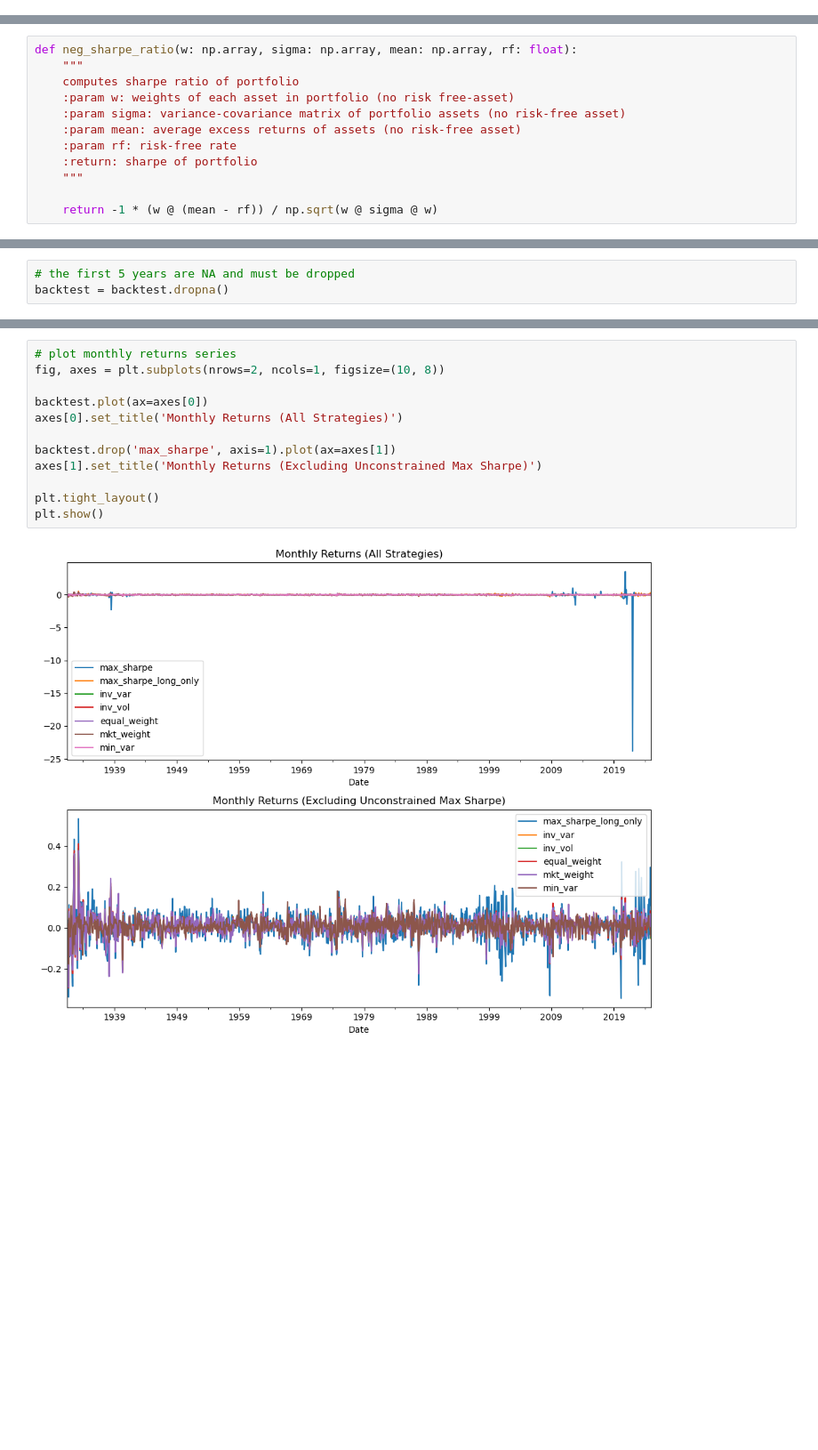
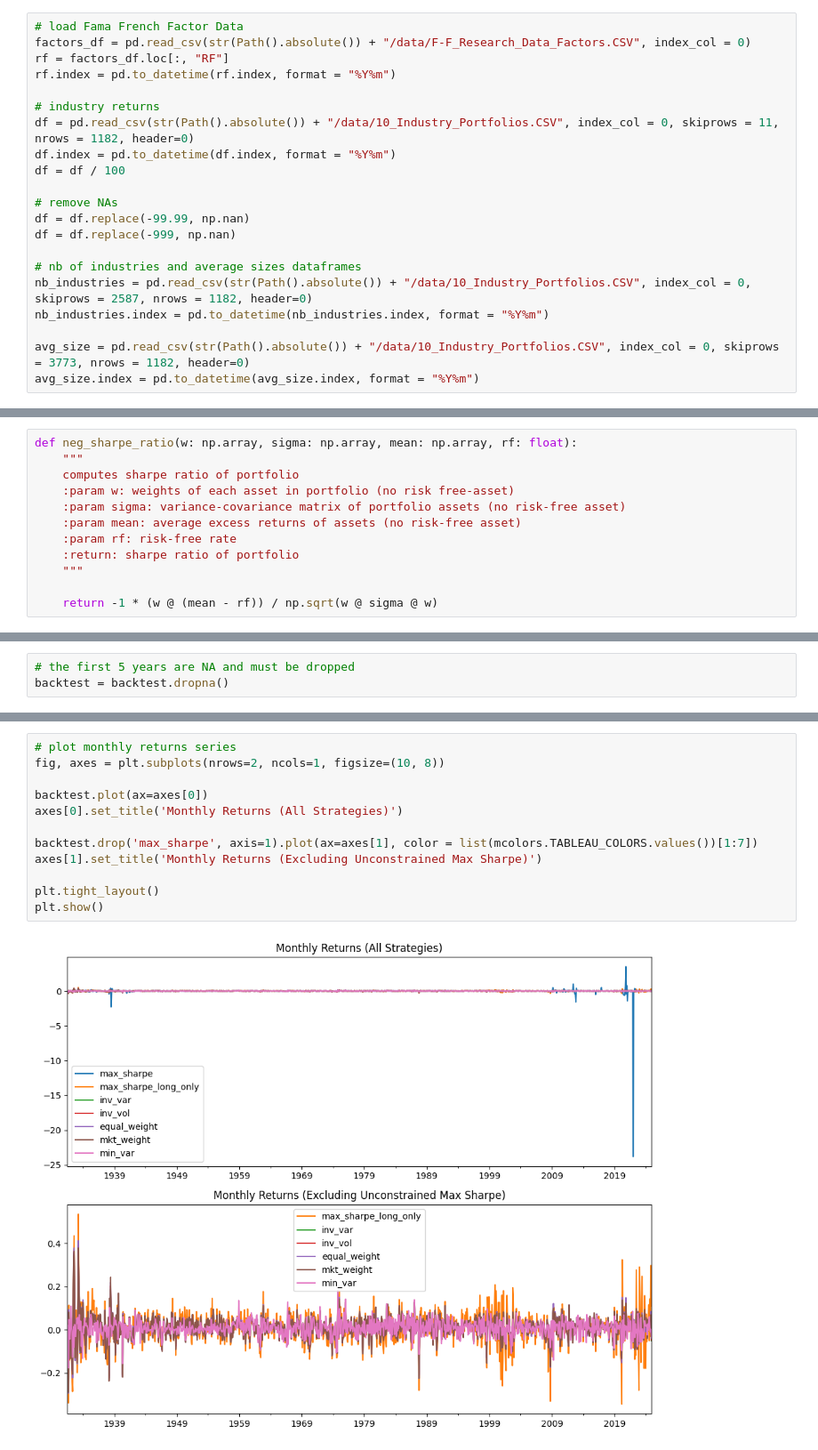
Before and after one commit to alessbressan/FINA60602A, a Jupyter notebook: project_2/Part_A.ipynb, the cells around one changed output, grey strips where cells are left out. Shown: that part at 89% size. Saved outputs shown, nothing was run; the diff lists cells and outputs as text; blank space fills up the shorter version.

```diff
--- a/project_2/Part_A.ipynb
+++ b/project_2/Part_A.ipynb
@@ -38 +15,22 @@ avg_size = df_list[2]
+# %%
+# load Fama French Factor Data
+factors_df = pd.read_csv(str(Path().absolute()) + "/data/F-F_Research_Data_Factors.CSV", index_col = 0)
+rf = factors_df.loc[:, "RF"]
+rf.index = pd.to_datetime(rf.index, format = "%Y%m")
+
+# industry returns
+df = pd.read_csv(str(Path().absolute()) + "/data/10_Industry_Portfolios.CSV", index_col = 0, skiprows = 11, nrows = 1182, header=0)
+df.index = pd.to_datetime(df.index, format = "%Y%m")
+df = df / 100
+
+# remove NAs
+df = df.replace(-99.99, np.nan)
+df = df.replace(-999, np.nan)
+
+# nb of industries and average sizes dataframes
+nb_industries = pd.read_csv(str(Path().absolute()) + "/data/10_Industry_Portfolios.CSV", index_col = 0, skiprows = 2587, nrows = 1182, header=0)
+nb_industries.index = pd.to_datetime(nb_industries.index, format = "%Y%m")
+
+avg_size = pd.read_csv(str(Path().absolute()) + "/data/10_Industry_Portfolios.CSV", index_col = 0, skiprows = 3773, nrows = 1182, header=0)
+avg_size.index = pd.to_datetime(avg_size.index, format = "%Y%m")
 # %% [markdown]
@@ -45,7 +45,7 @@ def neg_sharpe_ratio(w: np.array, sigma: np.array, mean: np.array, rf: float):
     :param sigma: variance-covariance matrix of portfolio assets (no risk-free asset)
     :param mean: average excess returns of assets (no risk-free asset)
     :param rf: risk-free rate
-    :return: sharpe of portfolio
+    :return: sharpe ratio of portfolio
     """
 
     return -1 * (w @ (mean - rf)) / np.sqrt(w @ sigma @ w)
@@ -233,14 +247,14 @@ dtype: float64
 # %%
 # plot monthly returns series
 fig, axes = plt.subplots(nrows=2, ncols=1, figsize=(10, 8))
 
 backtest.plot(ax=axes[0])
 axes[0].set_title('Monthly Returns (All Strategies)')
 
-backtest.drop('max_sharpe', axis=1).plot(ax=axes[1])
+backtest.drop('max_sharpe', axis=1).plot(ax=axes[1], color = list(mcolors.TABLEAU_COLORS.values())[1:7])
 axes[1].set_title('Monthly Returns (Excluding Unconstrained Max Sharpe)')
 
 plt.tight_layout()
 plt.show()
 # %% [output]
-[figure, old version]
+[figure, new version]
```
Also changed, not shown: parts of 16 cells of this notebook, 1 other file.
